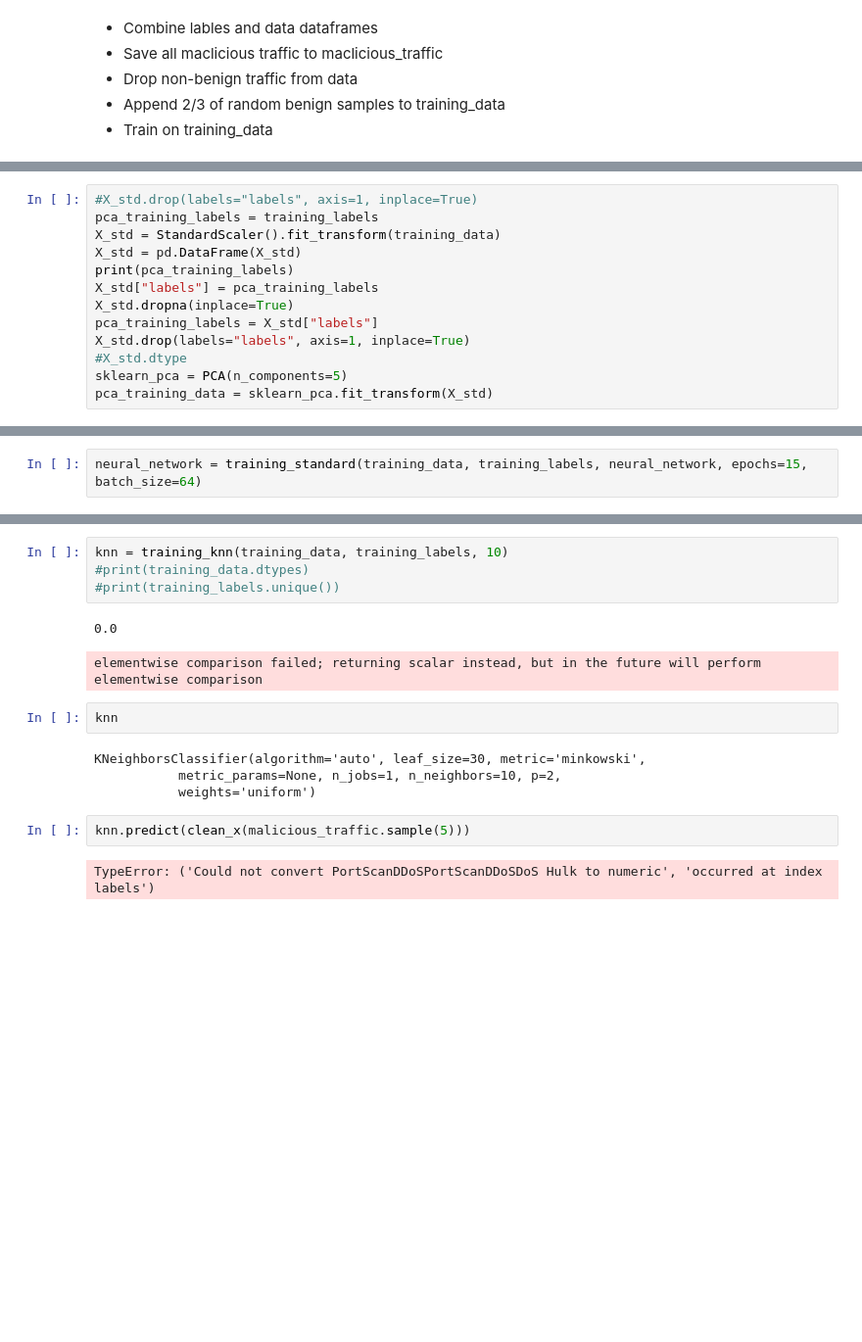
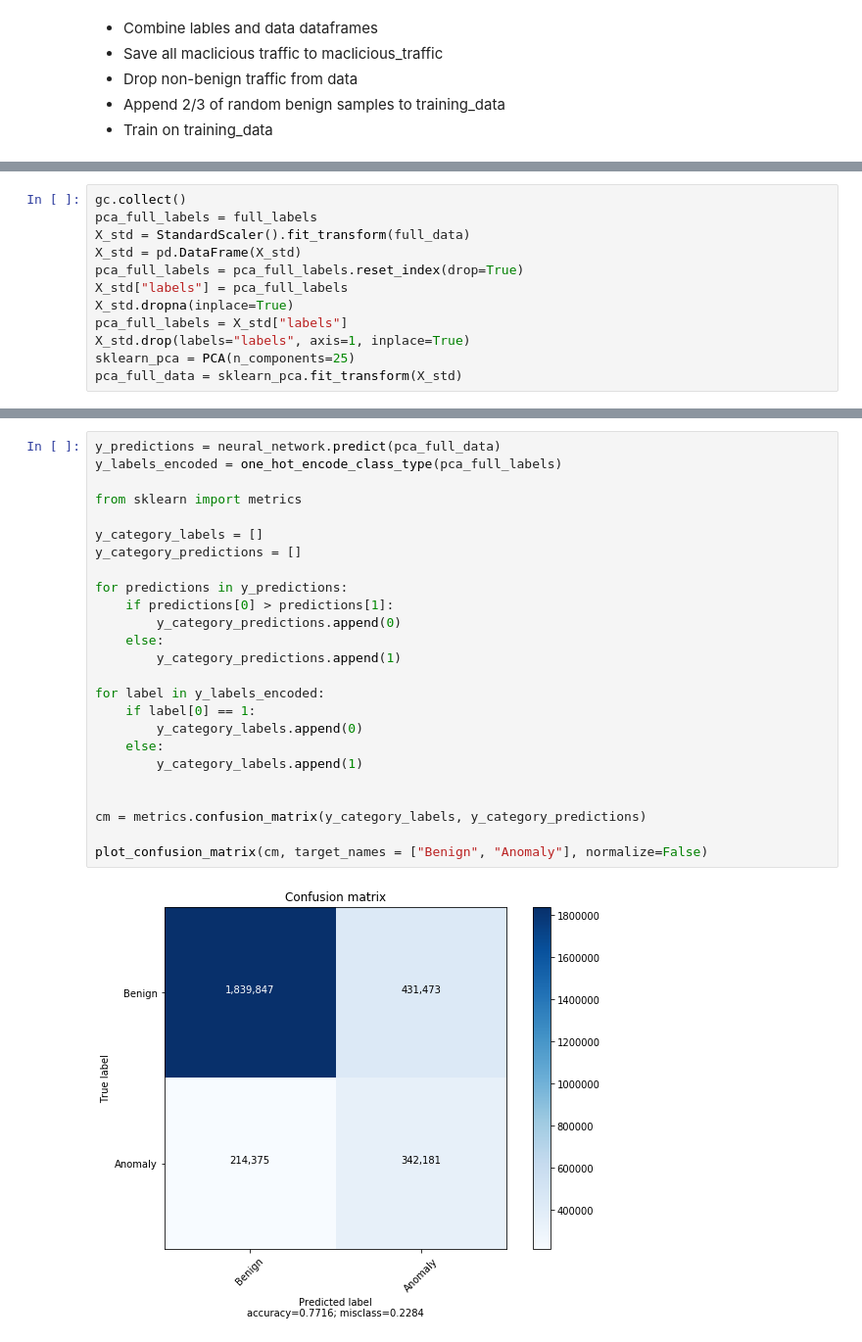
Before and after one commit to alekzandr/hunter, a Jupyter notebook: Neural_Network_CIC_2017.ipynb, the cells around one changed output, grey strips where cells are left out. Shown at 98% size. Saved outputs shown, nothing was run; the diff lists cells and outputs as text; blank space fills up the shorter version.

Commit message:
Uploaded keras weights and new notebook
Uploaded saved keras weights from a new model.

New neural network input was expanded to 25 dimensions based
on PCA exploration.

```diff
--- a/Neural_Network_CIC_2017.ipynb
+++ b/Neural_Network_CIC_2017.ipynb
@@ -223,16 +372,15 @@ Name: malicious, dtype: int64
 # %%
-#X_std.drop(labels="labels", axis=1, inplace=True)
-pca_training_labels = training_labels
-X_std = StandardScaler().fit_transform(training_data)
+gc.collect()
+pca_full_labels = full_labels
+X_std = StandardScaler().fit_transform(full_data)
 X_std = pd.DataFrame(X_std)
-print(pca_training_labels)
-X_std["labels"] = pca_training_labels
+pca_full_labels = pca_full_labels.reset_index(drop=True)
+X_std["labels"] = pca_full_labels
 X_std.dropna(inplace=True)
-pca_training_labels = X_std["labels"]
+pca_full_labels = X_std["labels"]
 X_std.drop(labels="labels", axis=1, inplace=True)
-#X_std.dtype
-sklearn_pca = PCA(n_components=5)
-pca_training_data = sklearn_pca.fit_transform(X_std)
+sklearn_pca = PCA(n_components=25)
+pca_full_data = sklearn_pca.fit_transform(X_std)
 # %% [output]
 Data with input dtype int64, float64 were all converted to float64 by StandardScaler.
 
@@ -261,2 +388,0 @@ pca_training_data
-# %%
-neural_network = training_standard(training_data, training_labels, neural_network, epochs=15, batch_size=64)
@@ -318,17 +389,27 @@ def training_knn(x, y, n_neighbors):
-# %%
-knn = training_knn(training_data, training_labels, 10)
-#print(training_data.dtypes)
-#print(training_labels.unique())
-# %% [output]
-0.0
-elementwise comparison failed; returning scalar instead, but in the future will perform elementwise comparison
-# %%
-knn
-# %% [output]
-KNeighborsClassifier(algorithm='auto', leaf_size=30, metric='minkowski',
-           metric_params=None, n_jobs=1, n_neighbors=10, p=2,
-           weights='uniform')
-# %%
-knn.predict(clean_x(malicious_traffic.sample(5)))
-# %% [output]
-TypeError: ('Could not convert PortScanDDoSPortScanDDoSDoS Hulk to numeric', 'occurred at index labels')
+# %%
+y_predictions = neural_network.predict(pca_full_data)
+y_labels_encoded = one_hot_encode_class_type(pca_full_labels)
+
+from sklearn import metrics
+
+y_category_labels = []
+y_category_predictions = []
+
+for predictions in y_predictions:
+    if predictions[0] > predictions[1]:
+        y_category_predictions.append(0)
+    else:
+        y_category_predictions.append(1)
+
+for label in y_labels_encoded:
+    if label[0] == 1:
+        y_category_labels.append(0)
+    else:
+        y_category_labels.append(1)
+
+
+cm = metrics.confusion_matrix(y_category_labels, y_category_predictions)
+
+plot_confusion_matrix(cm, target_names = ["Benign", "Anomaly"], normalize=False)
+# %% [output]
+[figure, added]
```
Also changed, not shown: parts of 26 cells of this notebook, 1 other file.
